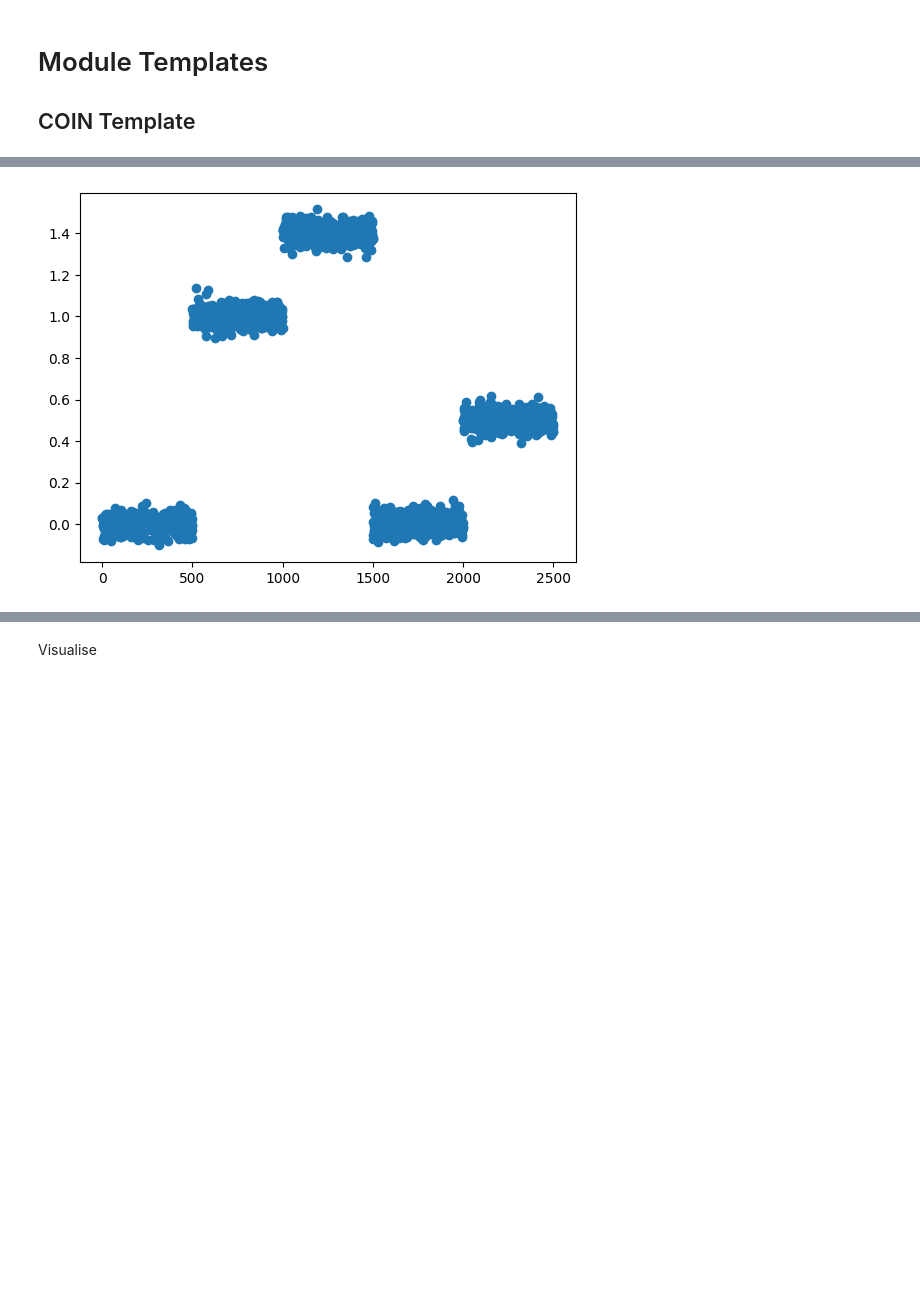
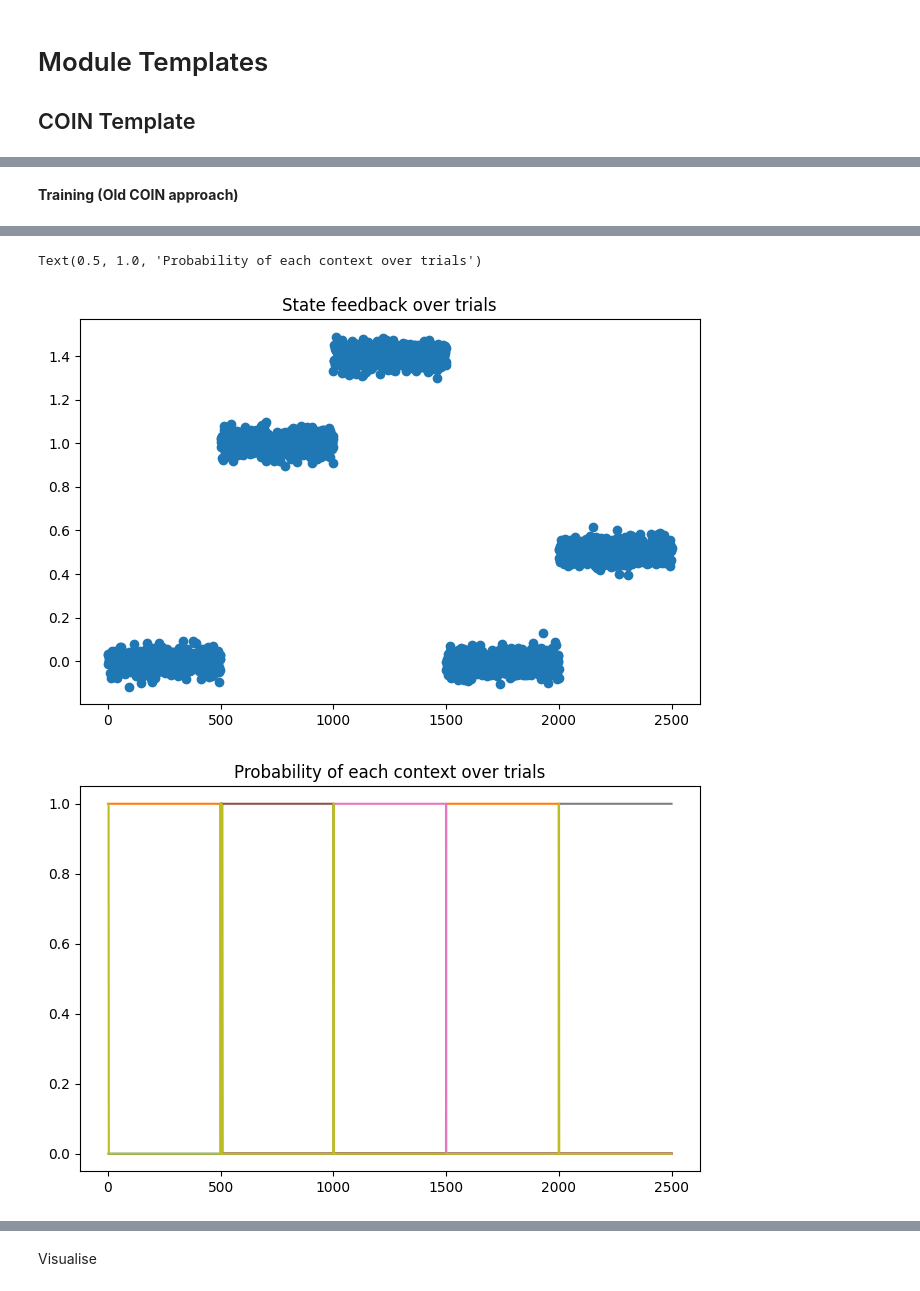
Before and after one commit to RichieRich2569/COINRL, a Jupyter notebook: basics.ipynb, the cells around one changed output, grey strips where cells are left out. Cells and saved outputs as stored; diff of their text form; code cells hidden in the pictures; blank space fills up the shorter version.

Commit message:
Expand COINRT, add Embodied COIN methods for Q-Learning.

```diff
--- a/basics.ipynb
+++ b/basics.ipynb
@@ -244,3 +300,5 @@ Pre-learning COIN estimation
+# %% [markdown]
+**Training (Old COIN approach)**
 # %%
 # Importing and setting up contextual estimates
 from coin import COIN
@@ -257,16 +315,23 @@ scale_factors = np.concatenate([
 # Run COIN
 coin_model = COIN(
     prior_precision_drift=1,
-    store=store
 ) # use default coin
 coin_model.perturbations = scale_factors
 
 output = coin_model.simulate_coin()
 
 # Calculate state feedback
-resp = output["runs"][0]["responsibilities"]
-p_context = np.sum(resp, axis=1)
-p_context = p_context / np.sum(p_context, axis=0, keepdims=True)
+known_resp, novel_resp = coin_model.get_responsibilities(output)
+
+known_c_resp, novel_c_resp = coin_model.get_responsibilities(output)
+p_context = np.concatenate([known_c_resp,novel_c_resp[:,None]],axis=-1)
+
+# Ensure COIN probabilities are of the right form
+# Novel context - should never have a NaN definition
+p_temp = p_context.copy()
+p_temp[np.isnan(p_temp)] = 0.0
+p_context[:,-1] = 1 - np.sum(p_temp[:,:-1], axis=1) # This variable has size [T,C]. It should be used for TRAINING, passed into the p_context parameter
+
 
 state_feedback = output["runs"][0]["state_feedback"]
 plt.figure(figsize=(8, 5))
@@ -278,7 +343,7 @@ plt.title("State feedback over trials")
 
 # Plot contextual probabilities
 plt.figure(figsize=(8, 5))
-plt.plot(p_context.T)
+plt.plot(p_context)
 plt.title("Probability of each context over trials")
 # %% [output]
 Simulating the COIN model
@@ -285,2 +366,4 @@ Simulating the COIN model
+Text(0.5, 1.0, 'Probability of each context over trials')
-[figure, old version]
+[figure, new version]
+[figure, added]
 # %% [markdown]
```
Also changed, not shown: parts of 19 cells of this notebook, 3 other files.
